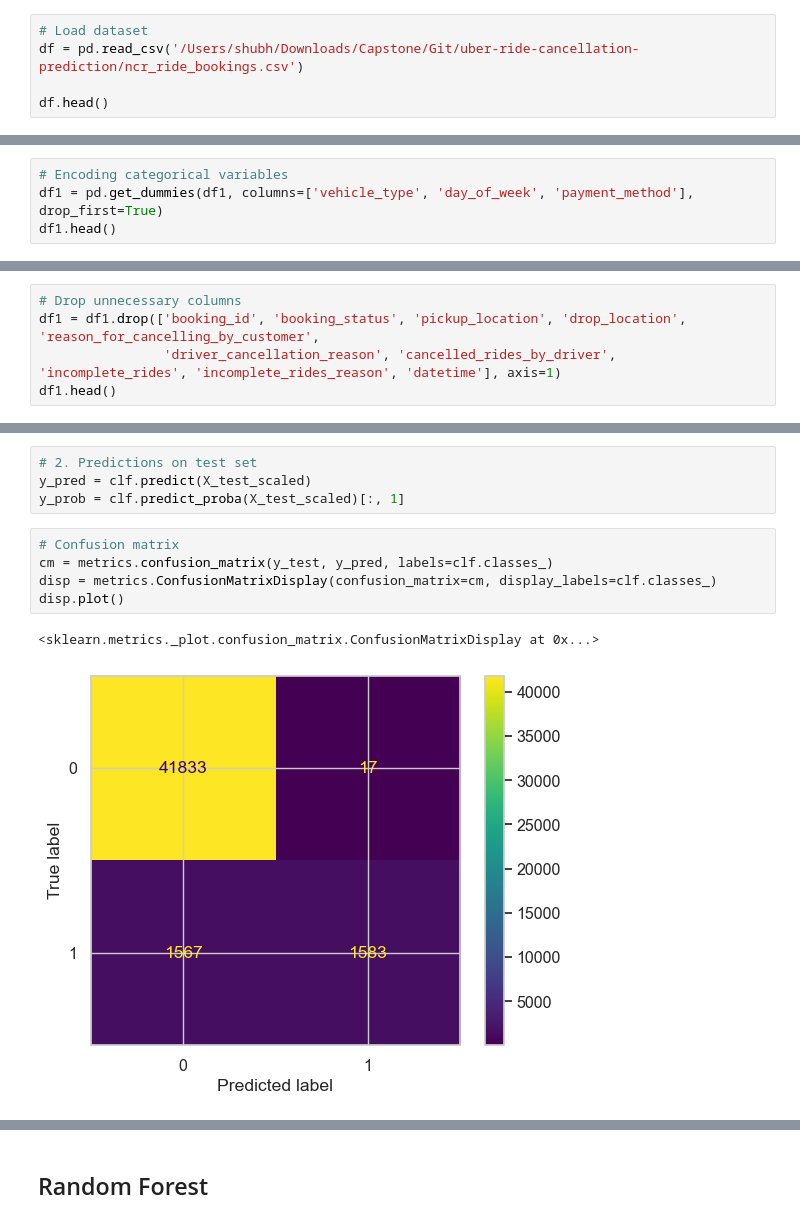
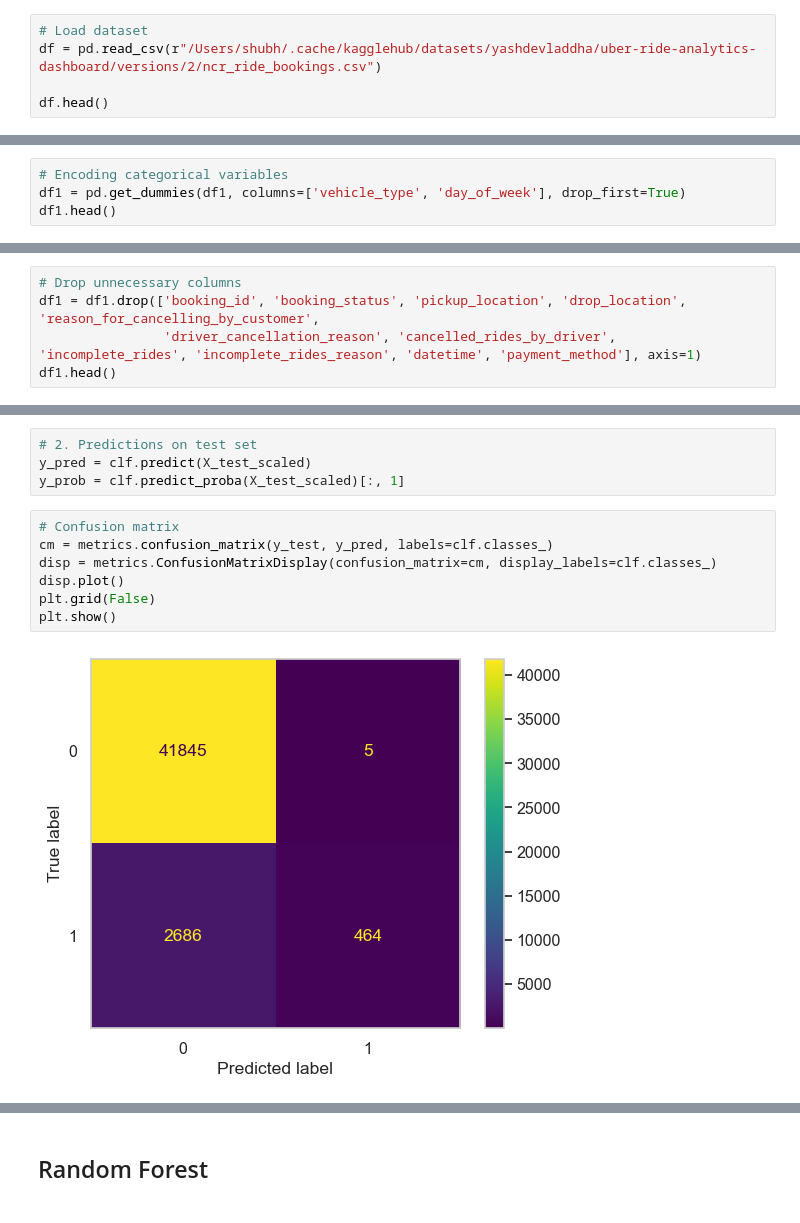
Before and after one commit to Shublytics/uber-ride-cancellation-prediction, a Jupyter notebook: Uber_rides_cancellation_pred.ipynb, the cells around one changed output, grey strips where cells are left out. Drawn from its saved outputs; the diff is of its cells as text.

```diff
--- a/Uber_rides_cancellation_pred.ipynb
+++ b/Uber_rides_cancellation_pred.ipynb
@@ -40,6 +51,6 @@ import warnings; warnings.filterwarnings('ignore')
 # %%
 # Load dataset
-df = pd.read_csv('/Users/shubh/Downloads/Capstone/Git/uber-ride-cancellation-prediction/ncr_ride_bookings.csv')
+df = pd.read_csv(r"/Users/shubh/.cache/kagglehub/datasets/yashdevladdha/uber-ride-analytics-dashboard/versions/2/ncr_ride_bookings.csv")
 
 df.head()
 # %% [output]
@@ -634,7 +643,7 @@ df1[['hour','is_peak_hour']].head(10)
 | 9 | 19 | 1 |
 # %%
 # Encoding categorical variables
-df1 = pd.get_dummies(df1, columns=['vehicle_type', 'day_of_week', 'payment_method'], drop_first=True)
+df1 = pd.get_dummies(df1, columns=['vehicle_type', 'day_of_week'], drop_first=True)
 df1.head()
 # %% [output]
 |  | booking_id | booking_status | customer_id | pickup_location | drop_location | avg_vtat | avg_ctat | ... |
@@ -669,7 +678,7 @@ df1.head()
 # %%
 # Drop unnecessary columns
 df1 = df1.drop(['booking_id', 'booking_status', 'pickup_location', 'drop_location', 'reason_for_cancelling_by_customer',
-                'driver_cancellation_reason', 'cancelled_rides_by_driver', 'incomplete_rides', 'incomplete_rides_reason', 'datetime'], axis=1)
+                'driver_cancellation_reason', 'cancelled_rides_by_driver', 'incomplete_rides', 'incomplete_rides_reason', 'datetime', 'payment_method'], axis=1)
 df1.head()
 # %% [output]
 |  | customer_id | avg_vtat | avg_ctat | cancelled_rides_by_customer | booking_value | ride_distance | driver_ratings | ... |
@@ -751,11 +774,12 @@ y_prob = clf.predict_proba(X_test_scaled)[:, 1]
 # %%
 # Confusion matrix
 cm = metrics.confusion_matrix(y_test, y_pred, labels=clf.classes_)
 disp = metrics.ConfusionMatrixDisplay(confusion_matrix=cm, display_labels=clf.classes_)
 disp.plot()
+plt.grid(False)
+plt.show()
 # %% [output]
-<sklearn.metrics._plot.confusion_matrix.ConfusionMatrixDisplay at 0x...>
-[figure, old version]
+[figure, new version]
 # %%
 # 3. Evaluation metrics
 print("Accuracy:", accuracy_score(y_test, y_pred))
```
Also changed, not shown: parts of 67 cells of this notebook.
